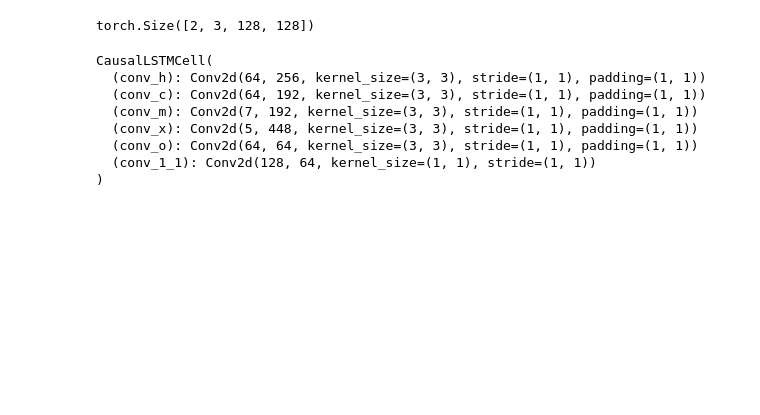
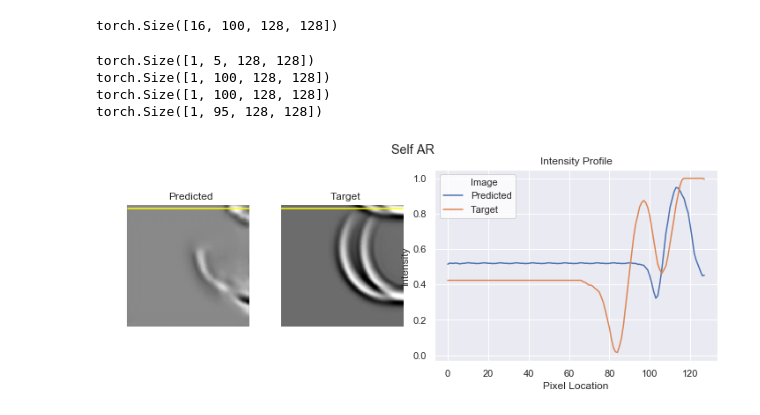
Before and after one commit to stathius/wave_propagation, a Jupyter notebook: notebooks/Debug PredRNN.ipynb, the cells around one changed output. Drawn from its saved outputs; the diff is of its cells as text; code cells hidden in the pictures; blank space fills up the shorter version.

```diff
--- a/notebooks/Debug PredRNN.ipynb
+++ b/notebooks/Debug PredRNN.ipynb
@@ -3,7 +3,7 @@ class argsclass():
     pass
 args = argsclass()
 
-args.experiment_name='resnet_batch_16_samples_10_in_5_out_20_normal_lr_0.001'
+args.experiment_name='convlstm_batch_6_samples_5_in_2_out_20_normal_lr_0.001'
 args.normalizer_type='normal'
 args.test_starting_point=15
 args.show_plots=True
@@ -12,7 +12,7 @@ args.num_workers = 4
 args.num_output_frames = 15
 args.batch_size = 16
 args.dataset='original'
-args.model_type='resnet'
+args.model_type='convlstm'
 args.num_input_frames=5
 args.num_epochs=100
 # %%
@@ -84,4 +82,0 @@ model = PredRNNPP(5, 3, 2, 'cpu', False)
-# %%
-model(inp).size()
-# %% [output]
-torch.Size([2, 3, 128, 128])
@@ -90,11 +83,34 @@ from models.CausalLSTM import CausalLSTMCell
-# %%
-CausalLSTMCell(5, 3, 7, 64, [2, 8, 31, 31], 'cpu')
-# %% [output]
-CausalLSTMCell(
-  (conv_h): Conv2d(64, 256, kernel_size=(3, 3), stride=(1, 1), padding=(1, 1))
-  (conv_c): Conv2d(64, 192, kernel_size=(3, 3), stride=(1, 1), padding=(1, 1))
-  (conv_m): Conv2d(7, 192, kernel_size=(3, 3), stride=(1, 1), padding=(1, 1))
-  (conv_x): Conv2d(5, 448, kernel_size=(3, 3), stride=(1, 1), padding=(1, 1))
-  (conv_o): Conv2d(64, 64, kernel_size=(3, 3), stride=(1, 1), padding=(1, 1))
-  (conv_1_1): Conv2d(128, 64, kernel_size=(1, 1), stride=(1, 1))
-)
+# %%
+cmodel = experiment.model
+batch_images.size()
+# %% [output]
+torch.Size([16, 100, 128, 128])
+# %%
+f=7
+inp = batch_images[f:f+1,:5,:,:]
+print(inp.size())
+out = cmodel(inp, 100)
+print(out.size())
+out2 = cmodel.get_future_frames(inp, 100)
+print(out2.size())
+target = batch_images[f:f+1,5:,:,:]
+print(target.size())
+# %% [output]
+torch.Size([1, 5, 128, 128])
+torch.Size([1, 100, 128, 128])
+torch.Size([1, 100, 128, 128])
+torch.Size([1, 95, 128, 128])
+# %%
+from utils.plotting import get_cutthrough_plot
+from utils.experiment_evaluator import image_prepro
+
+frame = 60
+predicted = image_prepro(out[0, frame, :, :].detach().numpy(), experiment.normalizer)
+predicted2 = image_prepro(out2[0, frame, :, :].detach().numpy(), experiment.normalizer)
+tar = image_prepro(target[0, frame, :, :].detach().numpy(), experiment.normalizer)
+get_cutthrough_plot('Self AR', predicted, tar, 'Horizontal', location=None)
+# get_cutthrough_plot('Belated AR', predicted2, tar, 'Horizontal', location=None)
+# plt.show()
+# plt.close()
+# %% [output]
+[figure, added]
```
Also changed, not shown: parts of 7 cells of this notebook.
